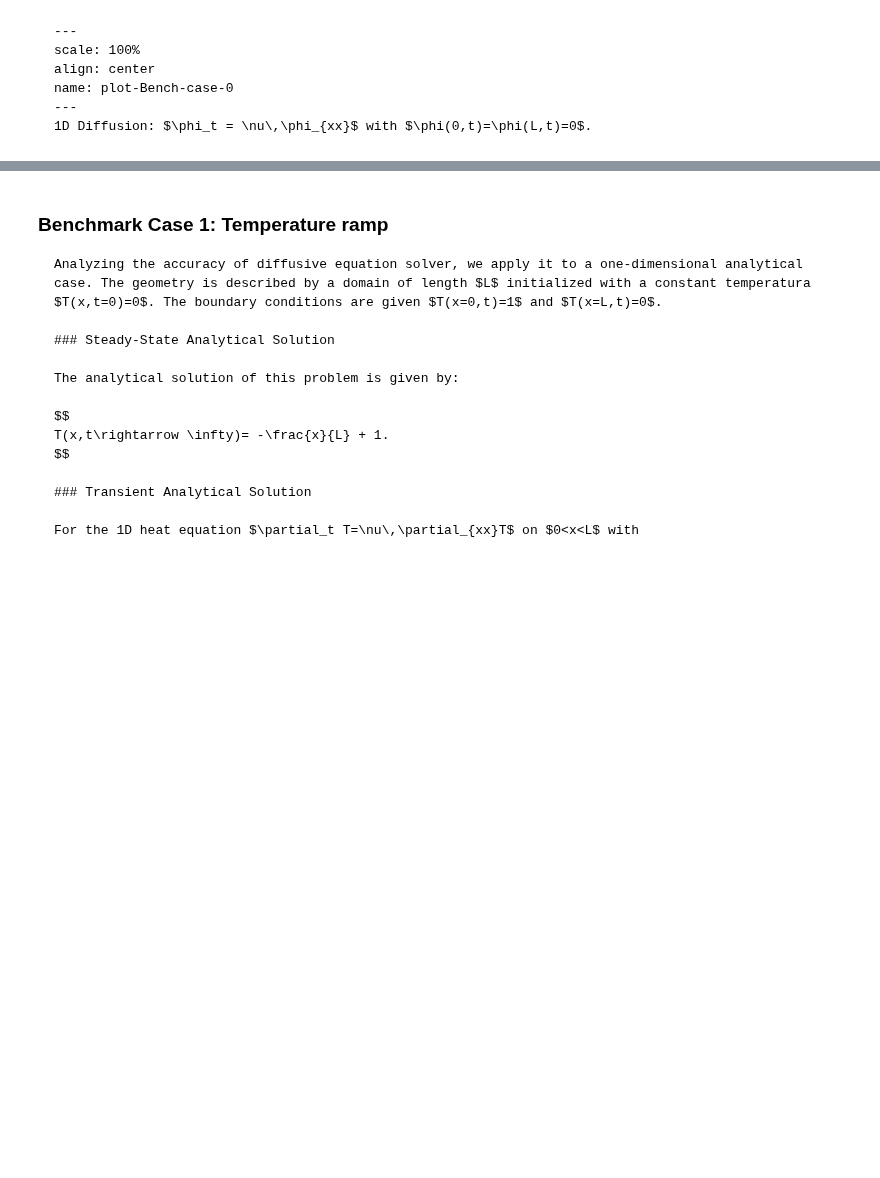
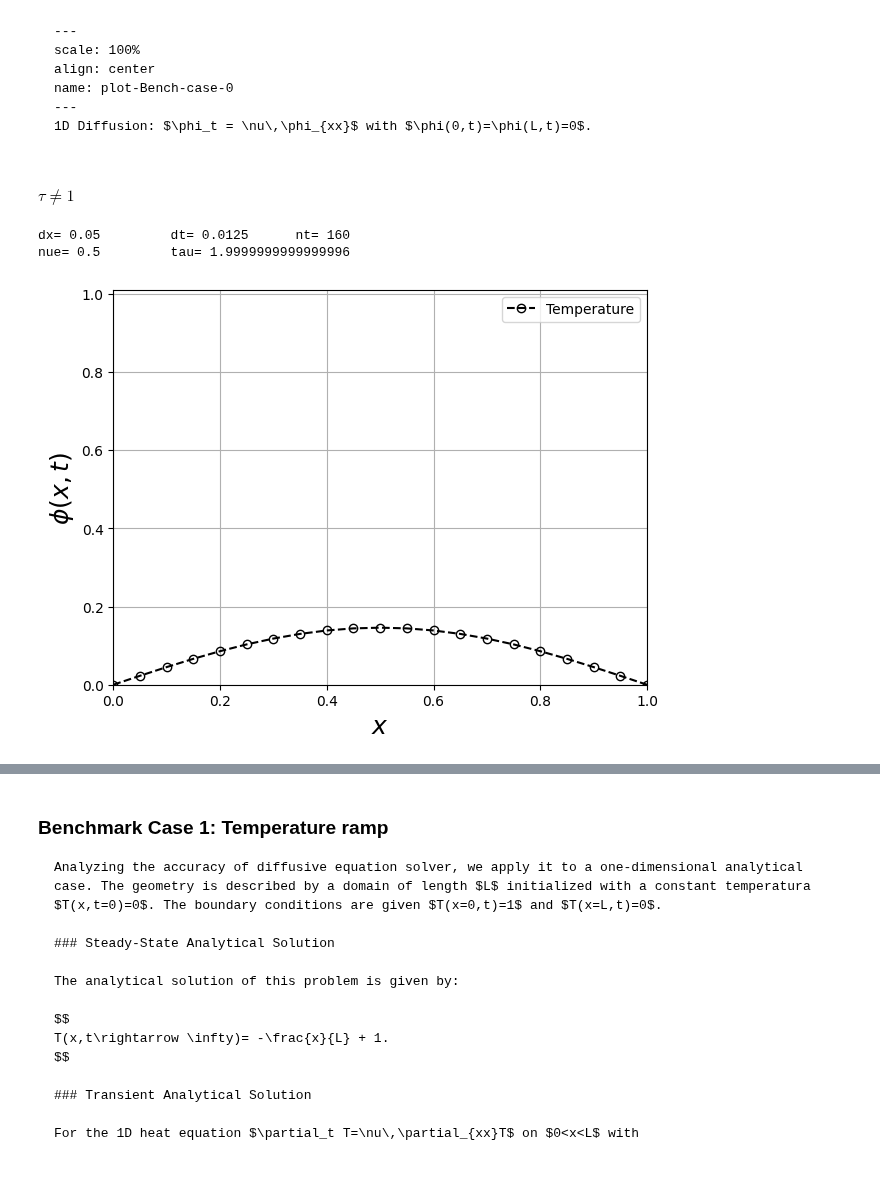
Before and after one commit to Ricardoleite/Bazarin-R.L.M.-AcademicDocumentation, a Jupyter notebook: docs/source/LBM-Study/Diffusive-Equation.ipynb, the cells around one changed output, grey strips where cells are left out. Cells and saved outputs as stored; diff of their text form; code cells hidden in the pictures; blank space fills up the shorter version.

````diff
--- a/docs/source/LBM-Study/Diffusive-Equation.ipynb
+++ b/docs/source/LBM-Study/Diffusive-Equation.ipynb
@@ -345,3 +345,58 @@ name: plot-Bench-case-0
 ---
 1D Diffusion: $\phi_t = \nu\,\phi_{xx}$ with $\phi(0,t)=\phi(L,t)=0$.
 ```
+# %% [markdown]
+#### $\tau \neq 1$
+# %%
+import numpy as np
+import matplotlib.pyplot as plt
+#***************************************InputParameters************************************************
+Nx=21 #Square Domain Length
+#***************************************Lattice-Properties-D1Q3*************************************************
+cs=1.0/np.sqrt(3.0);
+w = np.array([4.0/6.0, 1.0/6.0, 1.0/6.0],dtype="float64")
+cx = np.array([0, 1, -1],dtype="int8")
+L = 1.0            # Length of the domain
+nu = 0.1/1.0           # Diffusion coefficient
+t = 2.0             # Total simulation time
+dx = L / (Nx-1)       # Spatial step size
+c=1.0*2**(2)            # c=dx/dt
+dt=dx/c             # Time step size
+nt = int(t / dt)    # Time step number
+print('dx=',dx,'\t dt=',dt,'\t nt=',nt)
+#***************************************LBM-Scale************************************************
+nue=nu/(c*dx)       # Diffusion coefficient
+tau=nue/cs**2+0.5   # Relaxation Time
+print('nue=',nue,'\t tau=',tau)
+T = np.zeros((Nx),dtype="float64")
+x = np.linspace(0, Nx-1, Nx)
+T = np.sin(np.pi * x / (Nx-1))
+f = np.zeros((3,Nx),dtype="float64")
+fp = np.zeros((3,Nx),dtype="float64")
+for k in range(0,3):
+    f[k,:]=w[k]*T[:]
+for t in range(nt):
+    #--------------------Collision----------------
+    for k in range(0,3):
+        fp[k,:]=f[k,:] - (f[k,:] - w[k]*T[:])/tau
+    #-----------------streaming-------------------
+    for k in range(0,3):
+        f[k,:]=np.roll(fp[k,:], cx[k], axis=0)
+    #-----------------Boundaries-----------------------
+    f[1,0]= 0.0 - f[0,0]-f[2,0]
+    f[2,Nx-1]= 0.0 - f[0,Nx-1]-f[1,Nx-1]
+    #----------------------Macro------------------
+    T[:]=f[0,:]+f[1,:]+f[2,:]
+xl = np.linspace(0, L, Nx)
+plt.plot(xl, T, 'ko--' ,label='Temperature',fillstyle='none')
+plt.xlabel(r"$x$",fontsize=18)
+plt.ylabel(r"$\phi(x,t)$",fontsize=18)
+plt.legend()
+plt.xlim(0,1)
+plt.ylim(0,1.01)
+plt.grid(True)
+plt.tight_layout()
+# %% [output]
+dx= 0.05         dt= 0.0125      nt= 160
+nue= 0.5         tau= 1.9999999999999996
+[figure, added]
````
Also changed, not shown: parts of 3 cells of this notebook, 1 other file.
